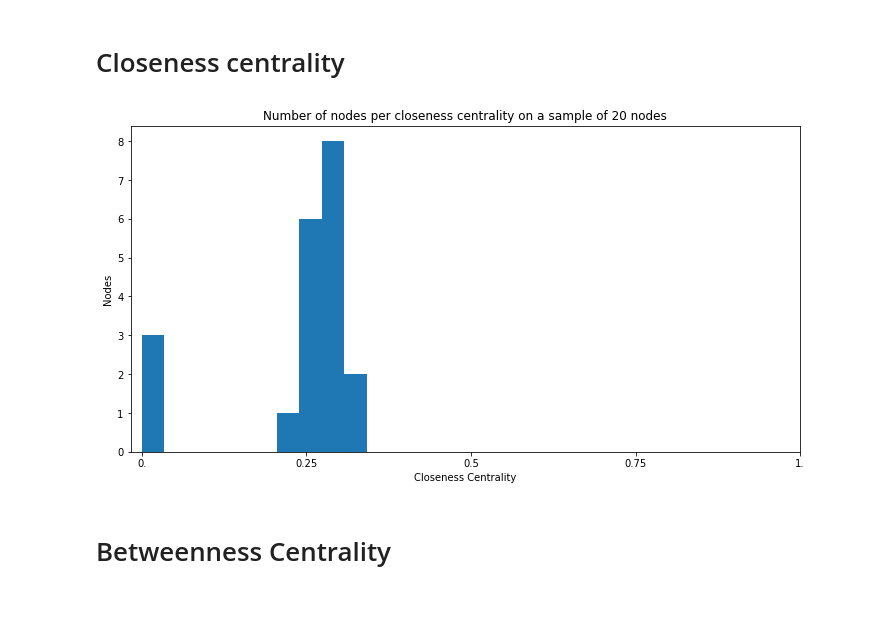
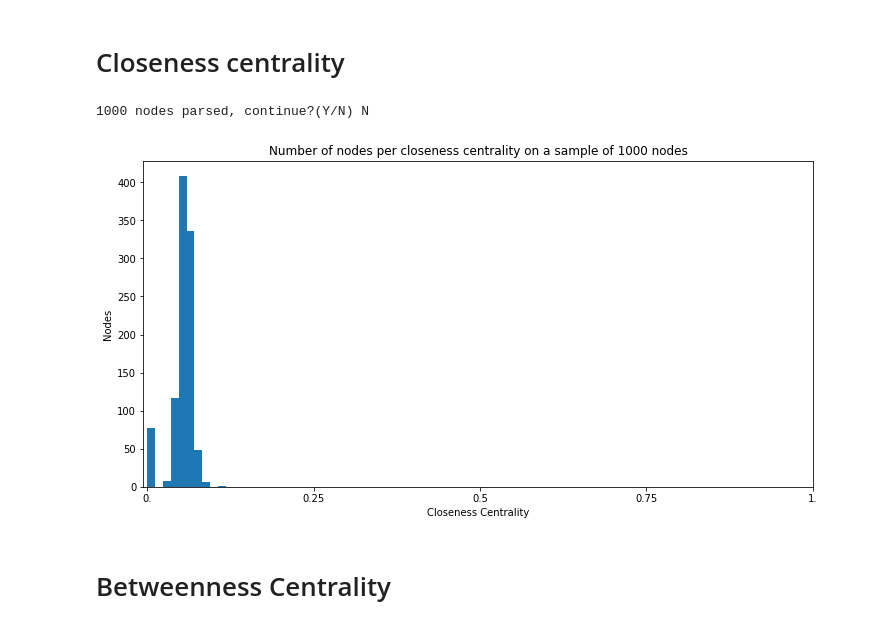
Before and after one commit to biyanisuraj/the_facebook_scandal, a Jupyter notebook: scripts/visualization/network_analysis.ipynb, the cells around one changed output. Cells and saved outputs as stored; diff of their text form; code cells hidden in the pictures.

Commit message:
Updated visualization

```diff
--- a/scripts/visualization/network_analysis.ipynb
+++ b/scripts/visualization/network_analysis.ipynb
@@ -134,24 +212,30 @@ The Graph's density is 0.000416933726417
 # %% [markdown]
 # Closeness centrality
 # %%
-to_check = 20
-nodes = g.node.items()[0:to_check]
+nodes = g.node.items()
 clos_cent = list()
+counter = 0
 
 for node in nodes:
     clos_cent.append(nx.closeness_centrality(g, node[0]))
+    counter += 1
+
+    if counter % 1000 == 0:
+        if raw_input(str(counter) + ' nodes parsed, continue?(Y/N) ') == 'N':
+            break
 
 clos_cent = sorted(clos_cent)
 
 plt.hist(clos_cent)
 plt.title('Number of nodes per closeness centrality on a sample of ' \
-          + str(to_check) + ' nodes')
+          + str(counter) + ' nodes')
 plt.xticks([0., 0.25, 0.5, 0.75, 1.], ['0.', '0.25', '0.5', '0.75', '1.'])
 plt.xlabel('Closeness Centrality')
 plt.ylabel('Nodes')
 plt.show()
 # %% [output]
+1000 nodes parsed, continue?(Y/N) N
-[figure, old version]
+[figure, new version]
 # %% [markdown]
 # Betweenness Centrality
 # %%
```
Also changed, not shown: parts of 16 cells of this notebook, 1 other file.
